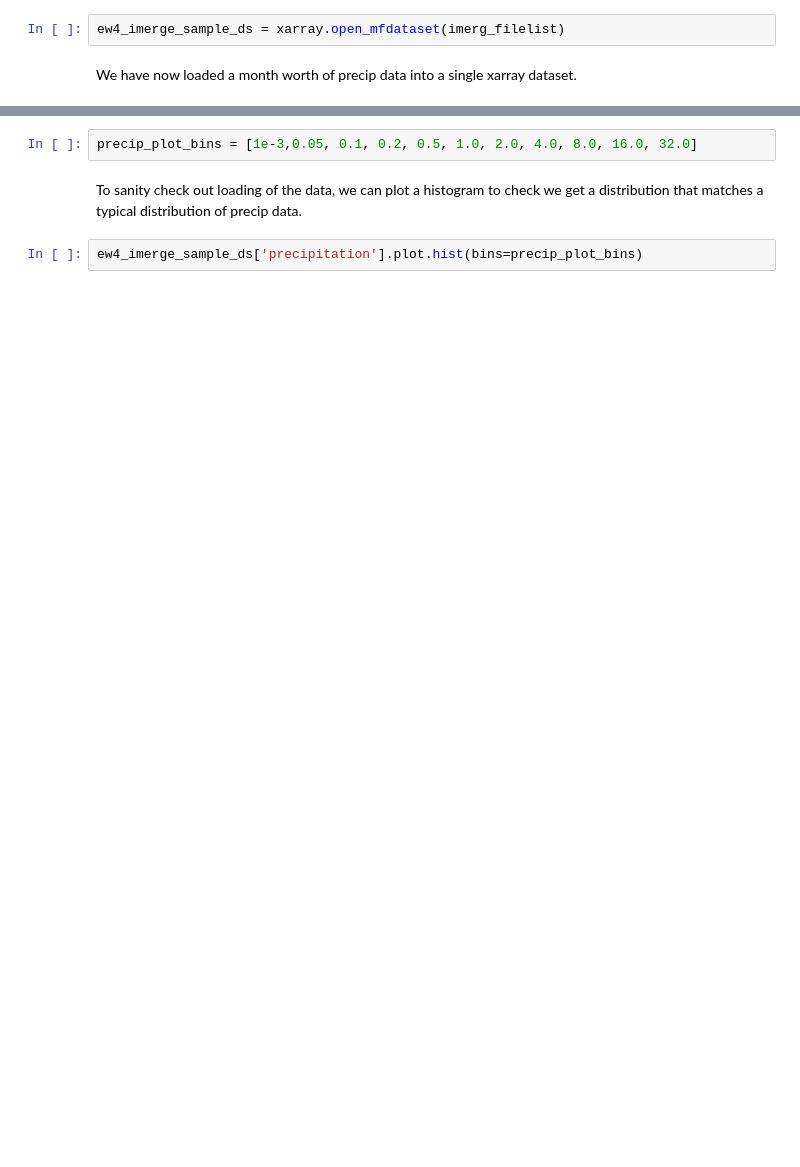
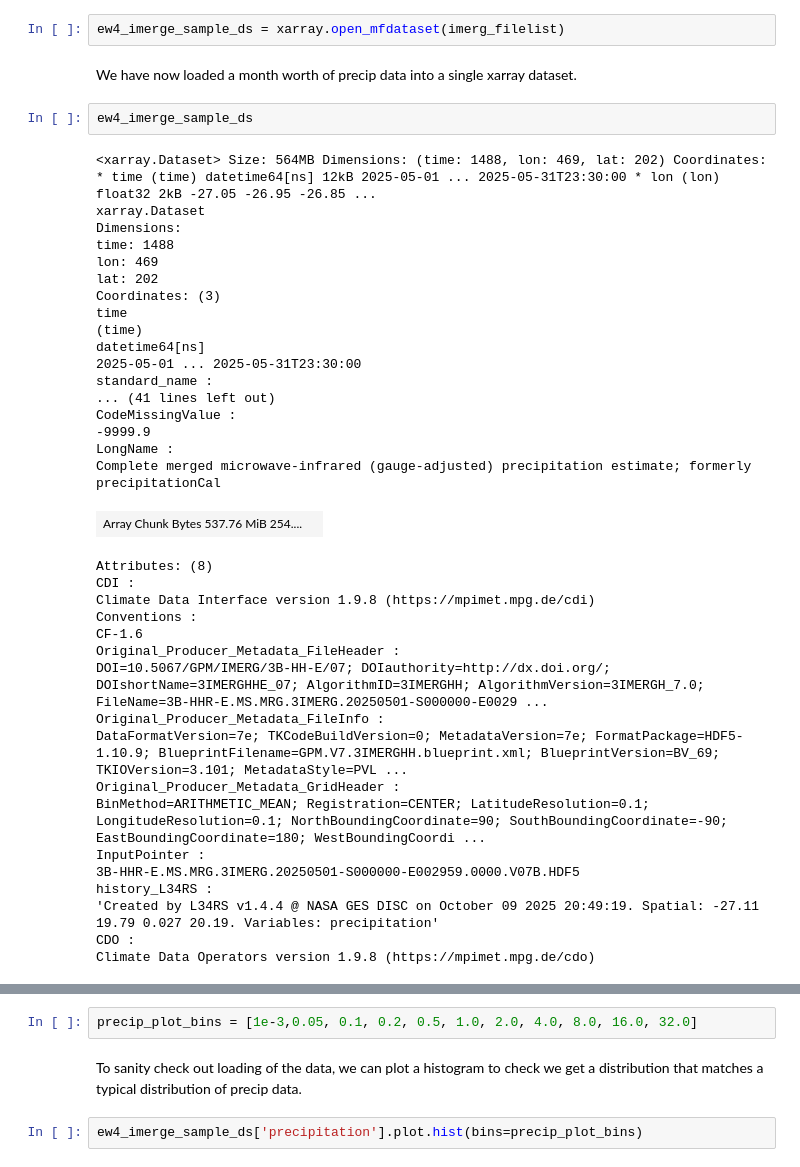
Before and after one commit to uk-gov-mirror/MetOffice.pyearthtools_jasmin, a Jupyter notebook: notebooks/ew4energy/ew4_imerg_explore.ipynb, the cells around one changed output, grey strips where cells are left out. Drawn from its saved outputs; the diff is of its cells as text; blank space fills up the shorter version.

```diff
--- a/notebooks/ew4energy/ew4_imerg_explore.ipynb
+++ b/notebooks/ew4energy/ew4_imerg_explore.ipynb
@@ -100,5 +127,43 @@ imerg_filelist = [
 ew4_imerge_sample_ds = xarray.open_mfdataset(imerg_filelist)
 # %% [markdown]
 We have now loaded a month worth of precip data into a single xarray dataset.
+# %%
+ew4_imerge_sample_ds
+# %% [output]
+<xarray.Dataset> Size: 564MB Dimensions: (time: 1488, lon: 469, lat: 202) Coordinates: * time (time) datetime64[ns] 12kB 2025-05-01 ... 2025-05-31T23:30:00 * lon (lon) float32 2kB -27.05 -26.95 -26.85 ...
+xarray.Dataset
+Dimensions:
+time: 1488
+lon: 469
+lat: 202
+Coordinates: (3)
+time
+(time)
+datetime64[ns]
+2025-05-01 ... 2025-05-31T23:30:00
+standard_name :
+... (41 lines left out)
+CodeMissingValue :
+-9999.9
+LongName :
+Complete merged microwave-infrared (gauge-adjusted) precipitation estimate; formerly precipitationCal
+| Array Chunk Bytes 537.76 MiB 254.... |  |
+Attributes: (8)
+CDI :
+Climate Data Interface version 1.9.8 (https://mpimet.mpg.de/cdi)
+Conventions :
+CF-1.6
+Original_Producer_Metadata_FileHeader :
+DOI=10.5067/GPM/IMERG/3B-HH-E/07; DOIauthority=http://dx.doi.org/; DOIshortName=3IMERGHHE_07; AlgorithmID=3IMERGHH; AlgorithmVersion=3IMERGH_7.0; FileName=3B-HHR-E.MS.MRG.3IMERG.20250501-S000000-E0029 ...
+Original_Producer_Metadata_FileInfo :
+DataFormatVersion=7e; TKCodeBuildVersion=0; MetadataVersion=7e; FormatPackage=HDF5-1.10.9; BlueprintFilename=GPM.V7.3IMERGHH.blueprint.xml; BlueprintVersion=BV_69; TKIOVersion=3.101; MetadataStyle=PVL ...
+Original_Producer_Metadata_GridHeader :
+BinMethod=ARITHMETIC_MEAN; Registration=CENTER; LatitudeResolution=0.1; LongitudeResolution=0.1; NorthBoundingCoordinate=90; SouthBoundingCoordinate=-90; EastBoundingCoordinate=180; WestBoundingCoordi ...
+InputPointer :
+3B-HHR-E.MS.MRG.3IMERG.20250501-S000000-E002959.0000.V07B.HDF5
+history_L34RS :
+'Created by L34RS v1.4.4 @ NASA GES DISC on October 09 2025 20:49:19. Spatial: -27.11 19.79 0.027 20.19. Variables: precipitation'
+CDO :
+Climate Data Operators version 1.9.8 (https://mpimet.mpg.de/cdo)
 # %%
 ew4_imerge_sample_ds['precipitation']
```
Also changed, not shown: parts of 35 cells of this notebook, 2 other files.
